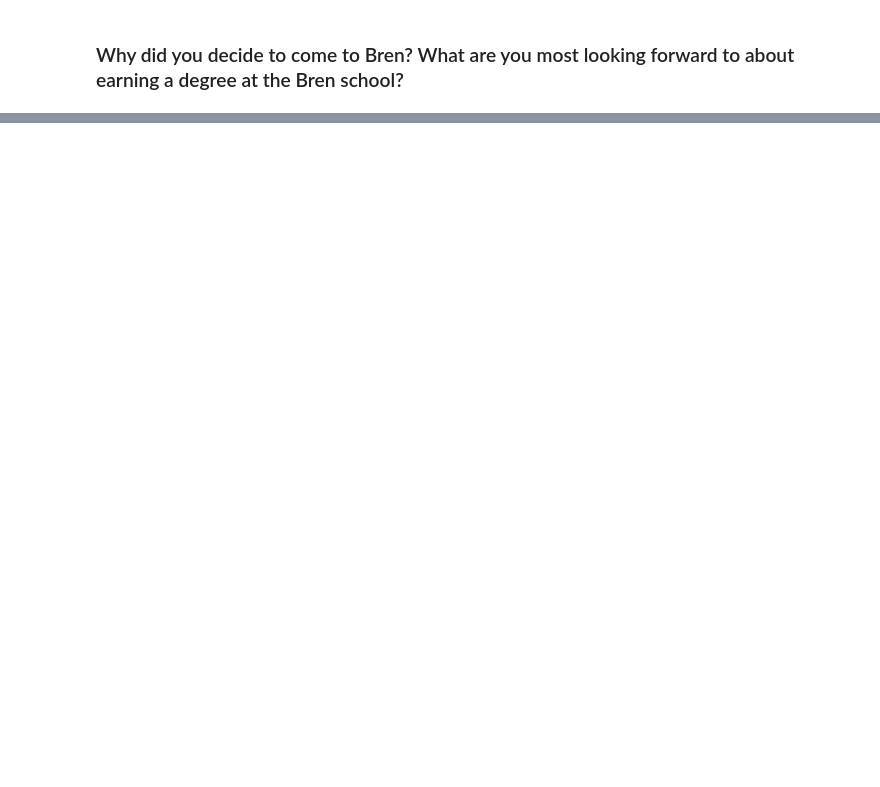
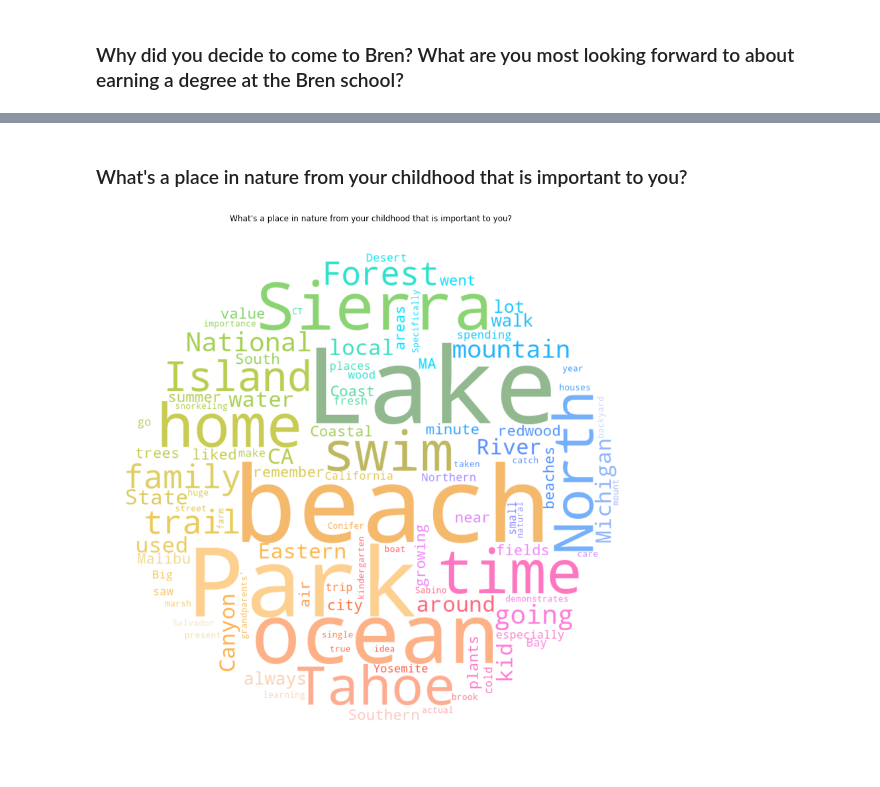
Before and after one commit to environmental-data-science/ESM_203, a Jupyter notebook: Survey Word Cloud Results.ipynb, the cells around one changed output, grey strips where cells are left out. Saved outputs shown, nothing was run; the diff lists cells and outputs as text; code cells hidden in the pictures; blank space fills up the shorter version.

```diff
--- a/Survey Word Cloud Results.ipynb
+++ b/Survey Word Cloud Results.ipynb
@@ -178,0 +217,29 @@ plt.show()
+# %% [markdown]
+### What's a place in nature from your childhood that is important to you?
+# %%
+text = " ".join(pd.read_csv(url + 'data/nature_words.csv')['0'].dropna().to_list())
+
+max_words = 100
+stopwords = set(STOPWORDS)
+
+stopwords.update(["grew","parent","parents","house","place","every","behind","area"])
+
+response = requests.get(url + 'data/better_mask.png')
+mask = np.array(Image.open(BytesIO(response.content)))
+
+wordcloud = WordCloud(
+    max_words=max_words,
+    mask=mask,
+    contour_width=0,
+    stopwords=stopwords,
+    background_color="white").generate(text)
+
+image_colors = ImageColorGenerator(mask)
+
+plt.figure(figsize=[figsize,figsize])
+plt.imshow(wordcloud.recolor(color_func=image_colors), interpolation='bilinear')
+plt.title("What's a place in nature from your childhood that is important to you?")
+plt.axis("off")
+plt.show()
+# %% [output]
+[figure, added]
```
Also changed, not shown: parts of 9 cells of this notebook.
